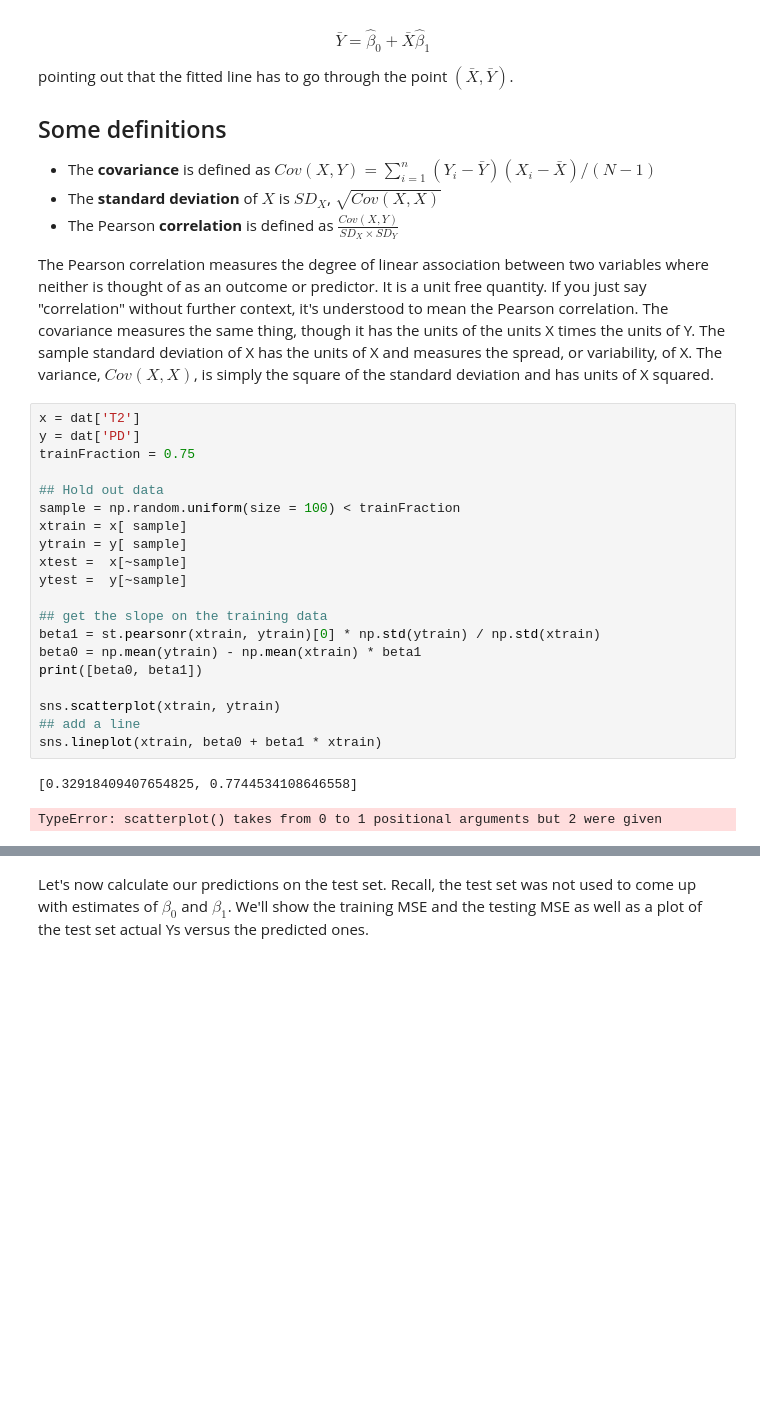
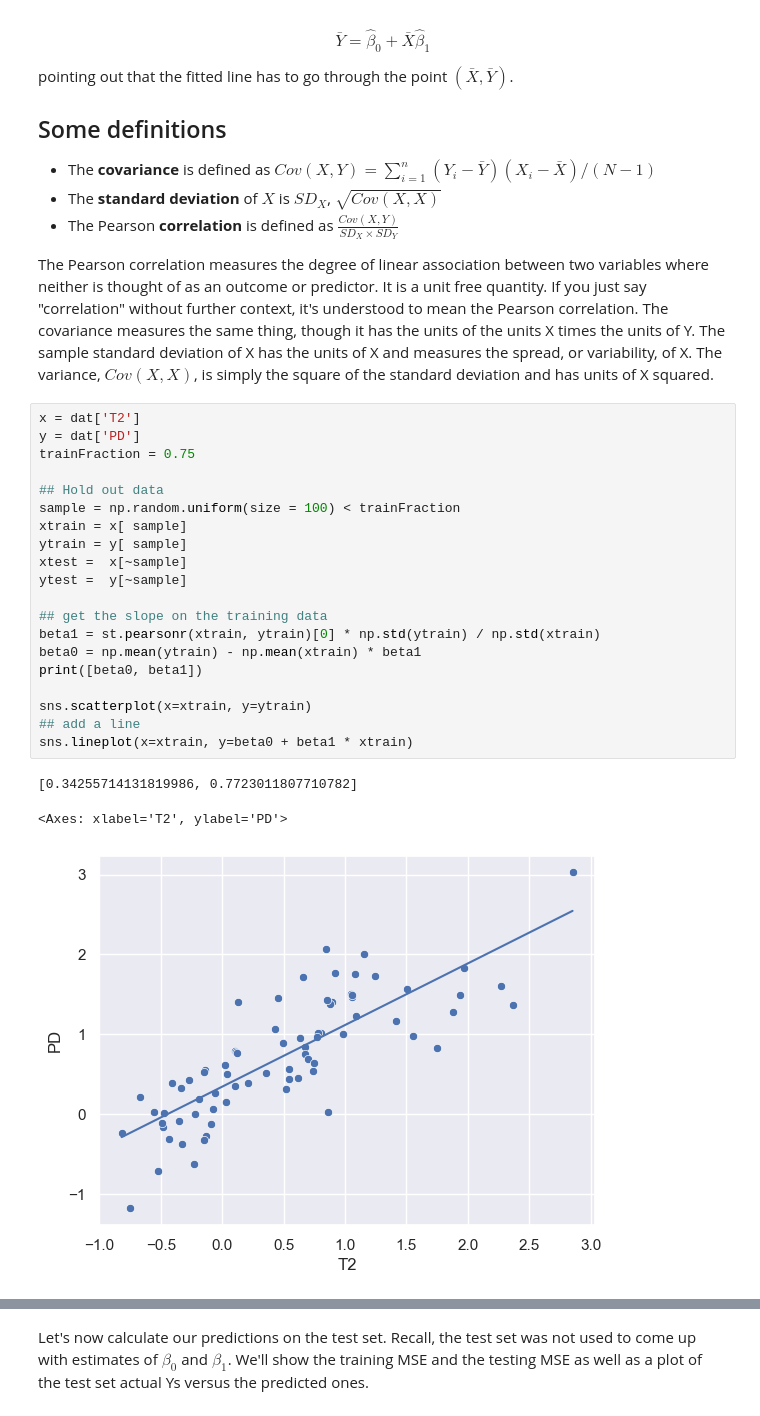
Before and after one commit to smart-stats/ds4bio_book, a Jupyter notebook: book/regression.ipynb, the cells around one changed output, grey strips where cells are left out. Drawn from its saved outputs; the diff is of its cells as text; blank space fills up the shorter version.

Commit message:
Fixed 3 broken figures (by adding keyword argument labels).

```diff
--- a/book/regression.ipynb
+++ b/book/regression.ipynb
@@ -82,25 +82,26 @@ The Pearson correlation measures the degree of linear association between two va
 # %%
 x = dat['T2']
 y = dat['PD']
 trainFraction = 0.75
 
 ## Hold out data
 sample = np.random.uniform(size = 100) < trainFraction
 xtrain = x[ sample]
 ytrain = y[ sample]
 xtest =  x[~sample]
 ytest =  y[~sample]
 
 ## get the slope on the training data
 beta1 = st.pearsonr(xtrain, ytrain)[0] * np.std(ytrain) / np.std(xtrain)
 beta0 = np.mean(ytrain) - np.mean(xtrain) * beta1
 print([beta0, beta1])
 
-sns.scatterplot(xtrain, ytrain)
+sns.scatterplot(x=xtrain, y=ytrain)
 ## add a line
-sns.lineplot(xtrain, beta0 + beta1 * xtrain)
+sns.lineplot(x=xtrain, y=beta0 + beta1 * xtrain)
 # %% [output]
-[0.32918409407654825, 0.7744534108646558]
+[0.34255714131819986, 0.7723011807710782]
-TypeError: scatterplot() takes from 0 to 1 positional arguments but 2 were given
+<Axes: xlabel='T2', ylabel='PD'>
+[figure, added]
 # %%
 print(st.linregress(x = xtrain, y = ytrain))
```
Also changed, not shown: parts of 2 cells of this notebook.
